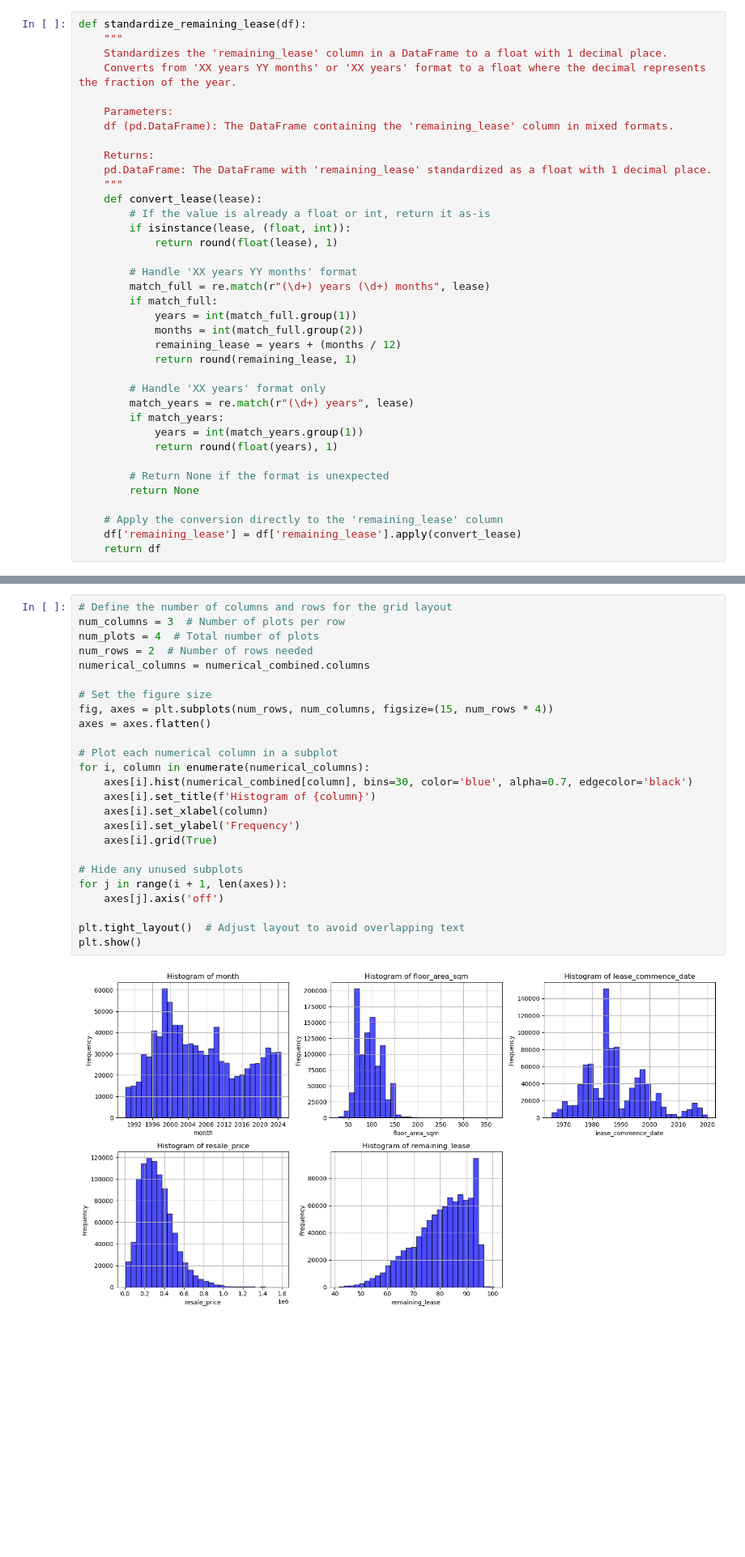
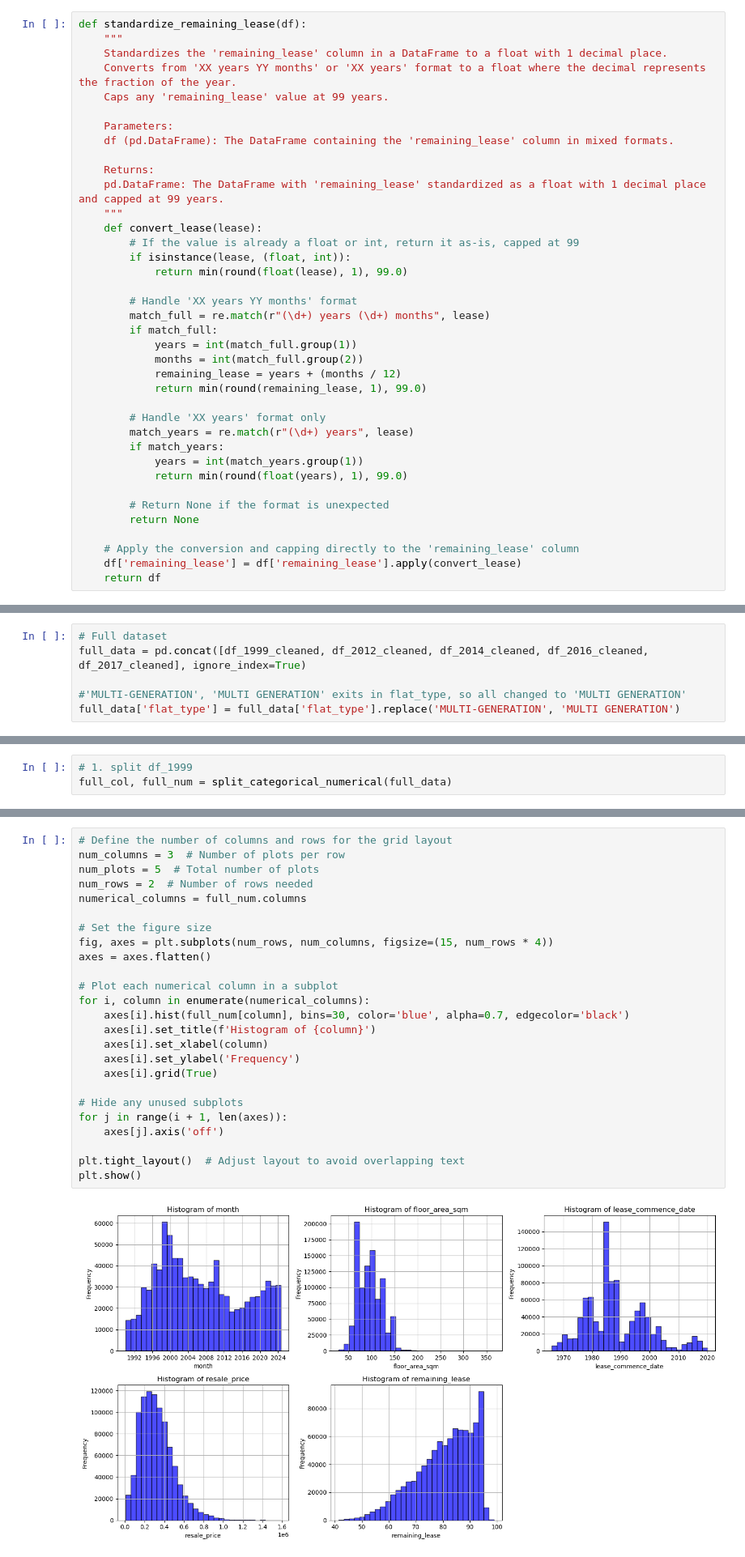
Before and after one commit to Zimmy313/HDB_HousingPrice_ML_Project, a Jupyter notebook: src/Data_Cleaning.ipynb, the cells around one changed output, grey strips where cells are left out. Shown: that part at 81% size. Saved outputs shown, nothing was run; the diff lists cells and outputs as text; blank space fills up the shorter version.

Commit message:
Restructured Data cleaning file

```diff
--- a/src/Data_Cleaning.ipynb
+++ b/src/Data_Cleaning.ipynb
@@ -199,17 +197,18 @@ def standardize_remaining_lease(df):
     """
     Standardizes the 'remaining_lease' column in a DataFrame to a float with 1 decimal place.
     Converts from 'XX years YY months' or 'XX years' format to a float where the decimal represents the fraction of the year.
+    Caps any 'remaining_lease' value at 99 years.
 
     Parameters:
     df (pd.DataFrame): The DataFrame containing the 'remaining_lease' column in mixed formats.
 
     Returns:
-    pd.DataFrame: The DataFrame with 'remaining_lease' standardized as a float with 1 decimal place.
+    pd.DataFrame: The DataFrame with 'remaining_lease' standardized as a float with 1 decimal place and capped at 99 years.
     """
     def convert_lease(lease):
-        # If the value is already a float or int, return it as-is
+        # If the value is already a float or int, return it as-is, capped at 99
         if isinstance(lease, (float, int)):
-            return round(float(lease), 1)
+            return min(round(float(lease), 1), 99.0)
 
         # Handle 'XX years YY months' format
         match_full = re.match(r"(\d+) years (\d+) months", lease)
@@ -217,18 +216,18 @@ def standardize_remaining_lease(df):
             years = int(match_full.group(1))
             months = int(match_full.group(2))
             remaining_lease = years + (months / 12)
-            return round(remaining_lease, 1)
+            return min(round(remaining_lease, 1), 99.0)
 
         # Handle 'XX years' format only
         match_years = re.match(r"(\d+) years", lease)
         if match_years:
             years = int(match_years.group(1))
-            return round(float(years), 1)
+            return min(round(float(years), 1), 99.0)
 
         # Return None if the format is unexpected
         return None
 
-    # Apply the conversion directly to the 'remaining_lease' column
+    # Apply the conversion and capping directly to the 'remaining_lease' column
     df['remaining_lease'] = df['remaining_lease'].apply(convert_lease)
     return df
 # %%
@@ -241 +242,7 @@ df_2017_cleaned = standardize_remaining_lease(df_2017_cleaned)
+# %%
+# Full dataset
+full_data = pd.concat([df_1999_cleaned, df_2012_cleaned, df_2014_cleaned, df_2016_cleaned, df_2017_cleaned], ignore_index=True)
+
+#'MULTI-GENERATION', 'MULTI GENERATION' exits in flat_type, so all changed to 'MULTI GENERATION'
+full_data['flat_type'] = full_data['flat_type'].replace('MULTI-GENERATION', 'MULTI GENERATION')
 # %% [markdown]
@@ -276,3 +268,6 @@ df_2017_col, df_2017_num = split_categorical_numerical(df_2017_cleaned)
+# %%
+# 1. split df_1999
+full_col, full_num = split_categorical_numerical(full_data)
 # %% [markdown]
 ##### 3.1 Numerical values
 # %%
@@ -309,29 +299,29 @@ df_2017_cleaned = drop_lease_commence(df_2017_cleaned)
 # %%
 # Define the number of columns and rows for the grid layout
 num_columns = 3  # Number of plots per row
-num_plots = 4  # Total number of plots
+num_plots = 5  # Total number of plots
 num_rows = 2  # Number of rows needed
-numerical_columns = numerical_combined.columns
+numerical_columns = full_num.columns
 
 # Set the figure size
 fig, axes = plt.subplots(num_rows, num_columns, figsize=(15, num_rows * 4))
 axes = axes.flatten()
 
 # Plot each numerical column in a subplot
 for i, column in enumerate(numerical_columns):
-    axes[i].hist(numerical_combined[column], bins=30, color='blue', alpha=0.7, edgecolor='black')
+    axes[i].hist(full_num[column], bins=30, color='blue', alpha=0.7, edgecolor='black')
     axes[i].set_title(f'Histogram of {column}')
     axes[i].set_xlabel(column)
     axes[i].set_ylabel('Frequency')
     axes[i].grid(True)
 
 # Hide any unused subplots
 for j in range(i + 1, len(axes)):
     axes[j].axis('off')
 
 plt.tight_layout()  # Adjust layout to avoid overlapping text
 plt.show()
 # %% [output]
-[figure, old version]
+[figure, new version]
 # %% [markdown]
 ##### 3.2 Categorical values
```
Also changed, not shown: parts of 73 cells of this notebook, 6 other files.
